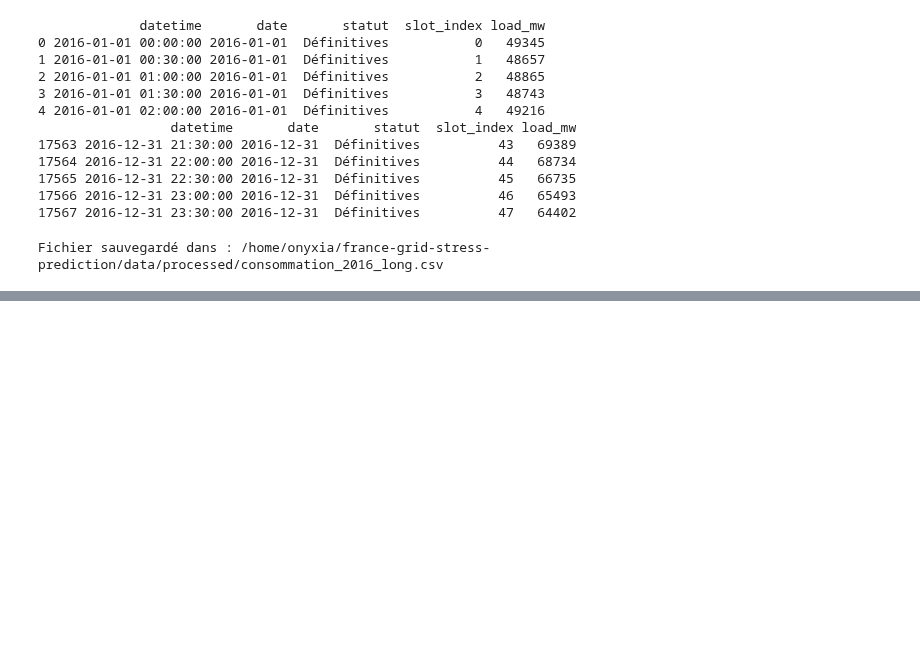
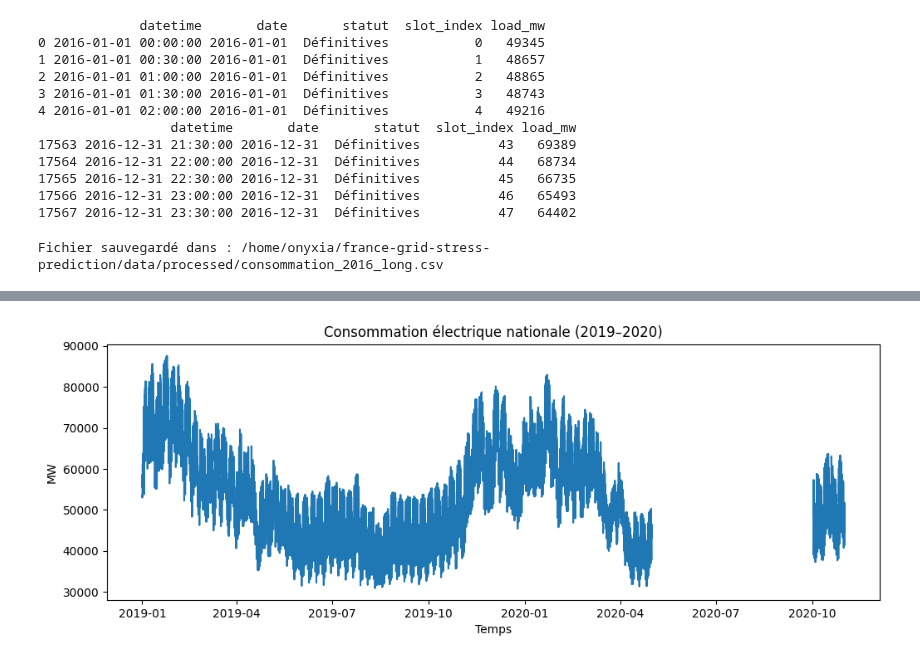
Before and after one commit to quentinbenchetrit/france-grid-stress-prediction, a Jupyter notebook: notebooks/01_exploration.ipynb, the cells around one changed output, grey strips where cells are left out. Saved outputs shown, nothing was run; the diff lists cells and outputs as text; code cells hidden in the pictures; blank space fills up the shorter version.

```diff
--- a/notebooks/01_exploration.ipynb
+++ b/notebooks/01_exploration.ipynb
@@ -258,0 +300,6 @@ Fichier sauvegardé dans : /home/onyxia/france-grid-stress-prediction/data/proce
+# %%
+df = df.sort_values("datetime").reset_index(drop=True)
+
+# pas attendu = 1 heure
+delta_counts = df["datetime"].diff().value_counts().head(10)
+delta_counts
@@ -258,0 +331,11 @@ Fichier sauvegardé dans : /home/onyxia/france-grid-stress-prediction/data/proce
+# %%
+mask = (df["datetime"] >= "2019-01-01") & (df["datetime"] <= "2020-12-31")
+
+plt.figure(figsize=(12,4))
+plt.plot(df.loc[mask, "datetime"], df.loc[mask, "load_mw"])
+plt.title("Consommation électrique nationale (2019–2020)")
+plt.xlabel("Temps")
+plt.ylabel("MW")
+plt.show()
+# %% [output]
+[figure, added]
```
Also changed, not shown: parts of 22 cells of this notebook.
